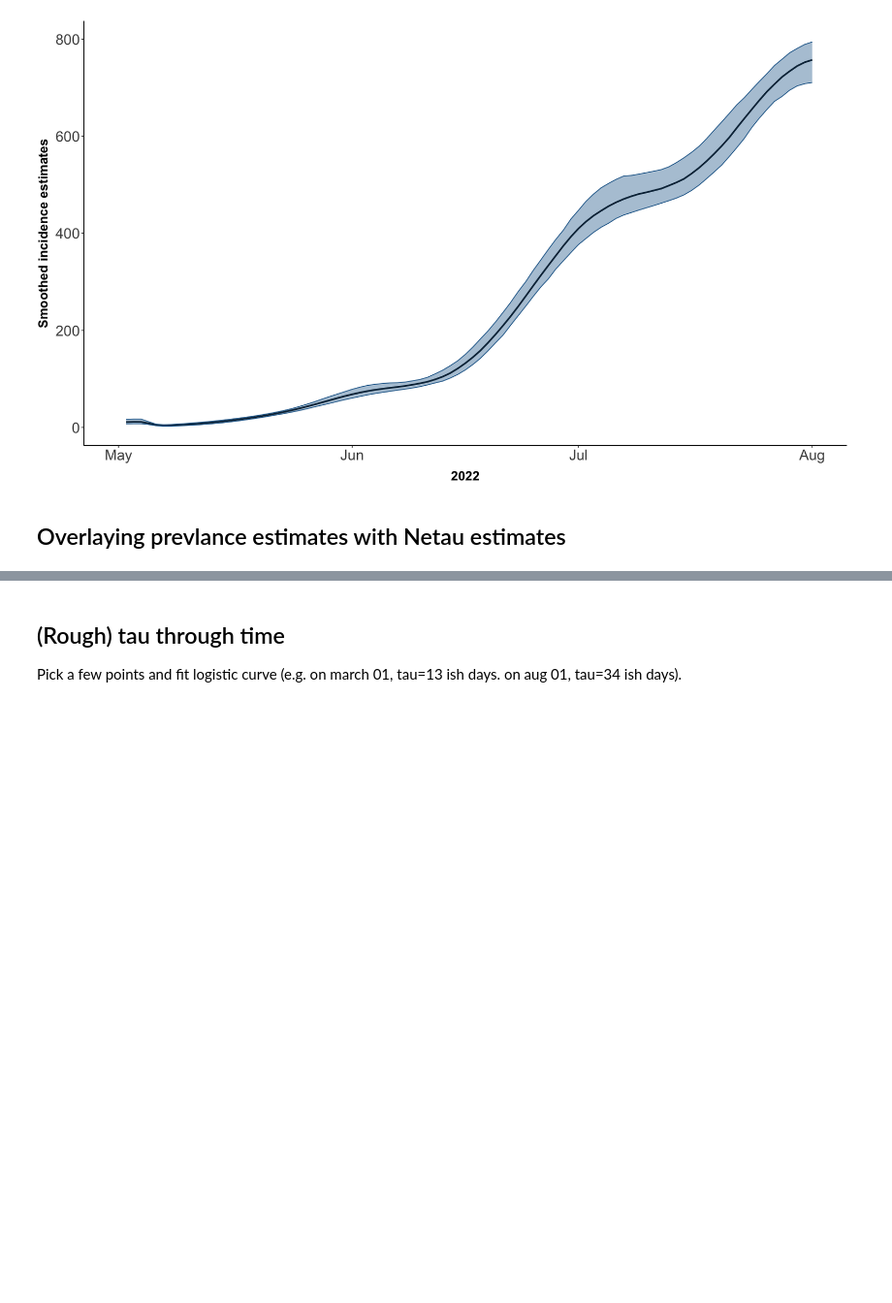
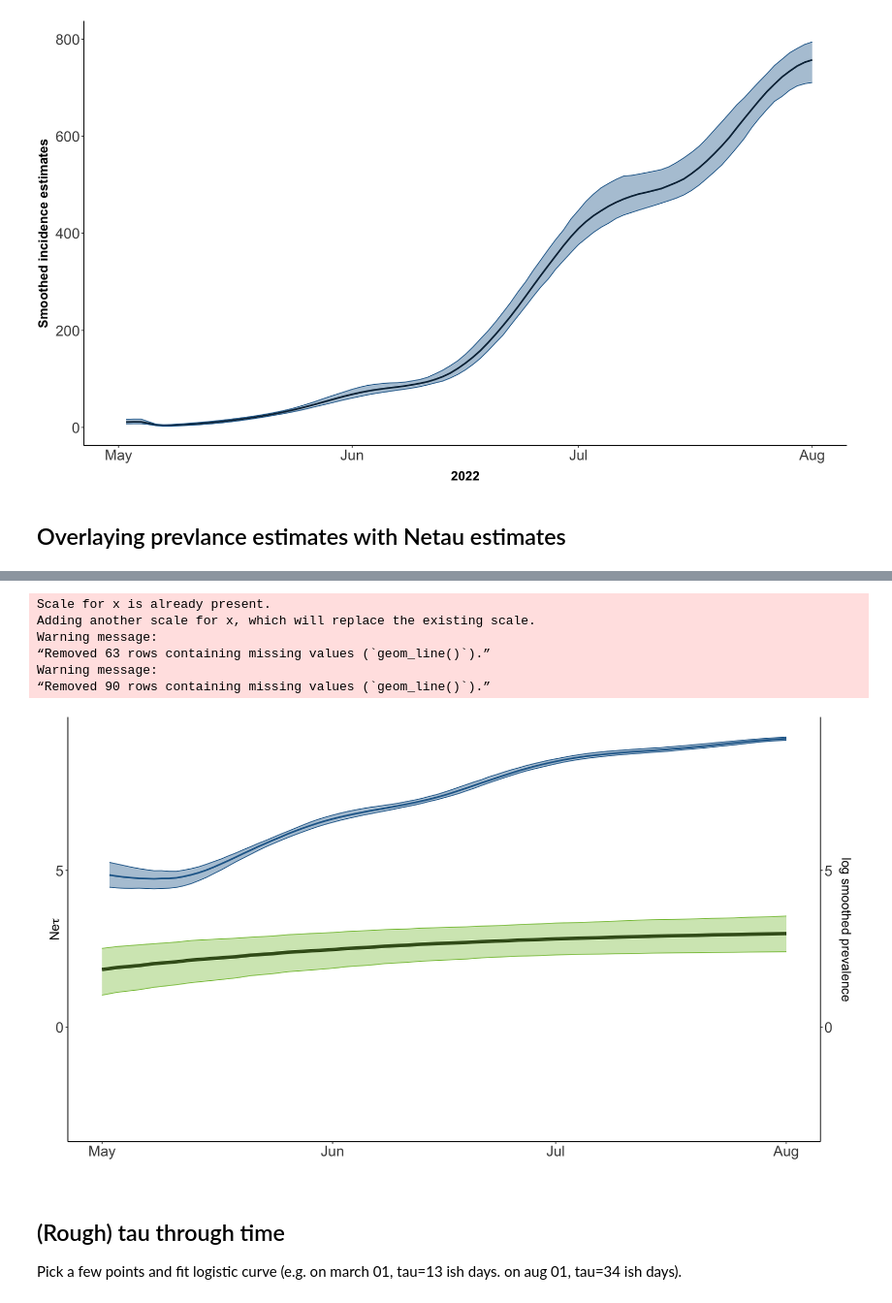
Before and after one commit to blab/mpox-dynamics, a Jupyter notebook: scripts/netau.ipynb, the cells around one changed output, grey strips where cells are left out. Shown at 97% size. Drawn from its saved outputs; the diff is of its cells as text; code cells hidden in the pictures; blank space fills up the shorter version.

```diff
--- a/scripts/netau.ipynb
+++ b/scripts/netau.ipynb
@@ -210,3 +183,30 @@ Warning message:
+# %%
+log_prev <- log_prevalence %>% mutate(log_netau=log_median, ## duplicating names in order to plot different values
+                                   log_netau_lower=log_lower,
+                                   log_netau_upper=log_upper)
+
+plot_netau_prev <- plot_log_netau + geom_line(data=log_prev,
+                             mapping=aes(x=datetime, y=log_median, group=1),
+                             linewidth=1,
+                             color=rgb(0.15,0.41,0.6)) +
+                 geom_ribbon(data=log_prev, mapping=aes(ymin=log_lower, ymax=log_upper),
+                                    color=rgb(0.15,0.41,0.6),
+                                    alpha=0.4,
+                                    fill=rgb(0.15,0.41,0.6)) +
+                 scale_y_continuous(sec.axis = sec_axis(trans=~.,
+                                                        name="log smoothed prevalence")) +
+                 scale_x_date(date_labels = "%b", date_breaks='months', limits=eod) +
+                 theme(axis.title.y.right =  element_text(face='plain', vjust=2.5)) +xlab('') + ylab(bquote(Ne*tau))
+
+plot_netau_prev
+# %% [output]
+Scale for x is already present.
+Adding another scale for x, which will replace the existing scale.
+Warning message:
+“Removed 63 rows containing missing values (`geom_line()`).”
+Warning message:
+“Removed 90 rows containing missing values (`geom_line()`).”
+[figure, added]
 # %% [markdown]
 ## (Rough) tau through time
 
```
Also changed, not shown: parts of 15 cells of this notebook, 5 other files.
